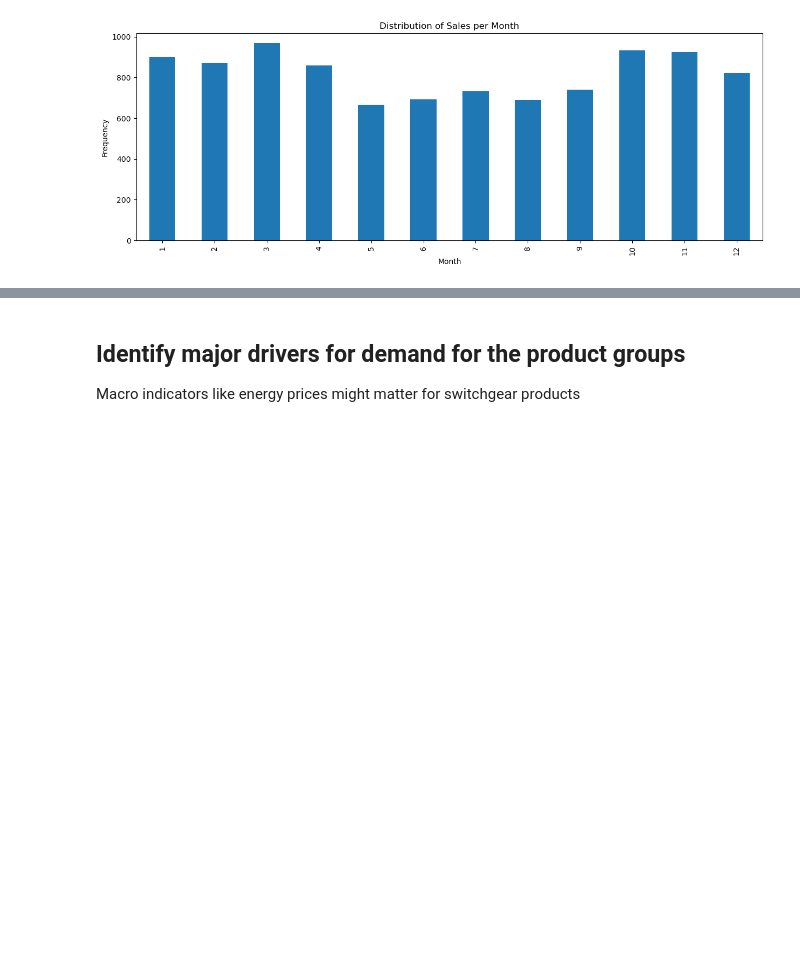
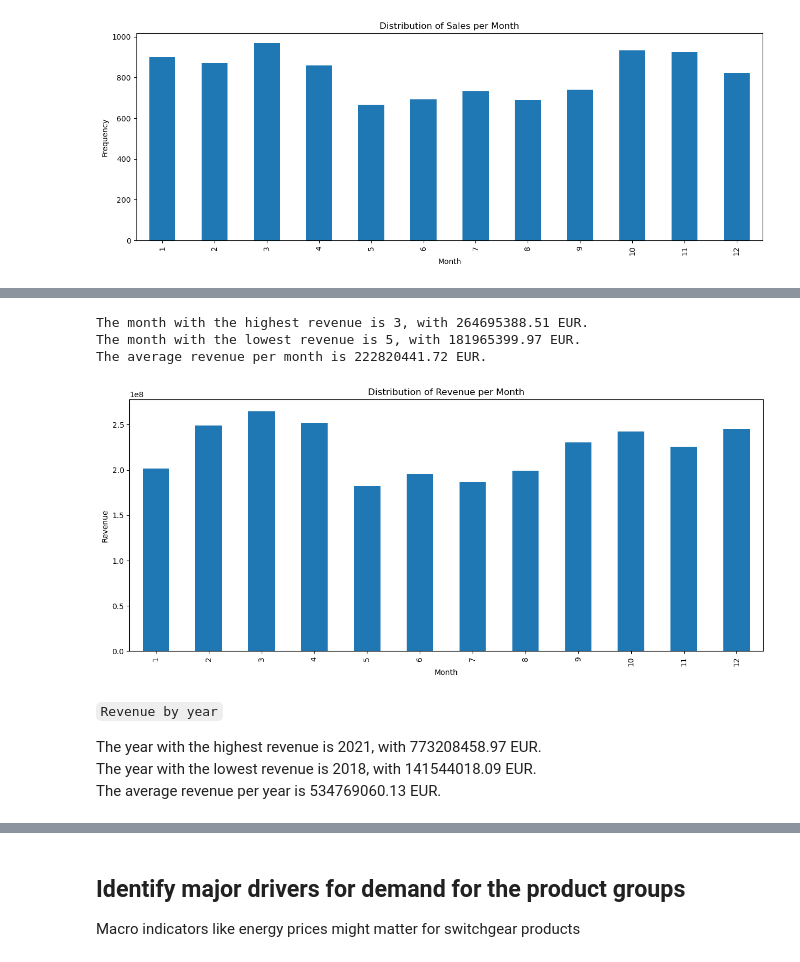
Before and after one commit to RubenCMarques/Case-2--Siemens-Sales-Forecast, a Jupyter notebook: Notebooks/Diogo_workspace.ipynb, the cells around one changed output, grey strips where cells are left out. Cells and saved outputs as stored; diff of their text form; code cells hidden in the pictures; blank space fills up the shorter version.

```diff
--- a/Notebooks/Diogo_workspace.ipynb
+++ b/Notebooks/Diogo_workspace.ipynb
@@ -246,0 +329,24 @@ plt.show()
+# %%
+print(f'The month with the highest revenue is {sales_data.groupby("Month")["Sales_EUR"].sum().idxmax()}, with {sales_data.groupby("Month")["Sales_EUR"].sum().max():.2f} EUR.')
+print(f'The month with the lowest revenue is {sales_data.groupby("Month")["Sales_EUR"].sum().idxmin()}, with {sales_data.groupby("Month")["Sales_EUR"].sum().min():.2f} EUR.')
+print(f'The average revenue per month is {sales_data.groupby("Month")["Sales_EUR"].sum().mean():.2f} EUR.')
+# %% [output]
+The month with the highest revenue is 3, with 264695388.51 EUR.
+The month with the lowest revenue is 5, with 181965399.97 EUR.
+The average revenue per month is 222820441.72 EUR.
+# %%
+# plot the distribution of the revenue per month
+plt.figure(figsize=(15, 6))
+sales_data.groupby('Month')['Sales_EUR'].sum().plot(kind='bar')
+plt.xlabel('Month')
+plt.ylabel('Revenue')
+plt.title('Distribution of Revenue per Month')
+plt.show()
+# %% [output]
+[figure, added]
+# %% [markdown]
+`Revenue by year`
+
+The year with the highest revenue is 2021, with 773208458.97 EUR. <br>
+The year with the lowest revenue is 2018, with 141544018.09 EUR. <br>
+The average revenue per year is 534769060.13 EUR.
```
Also changed, not shown: parts of 17 cells of this notebook.
